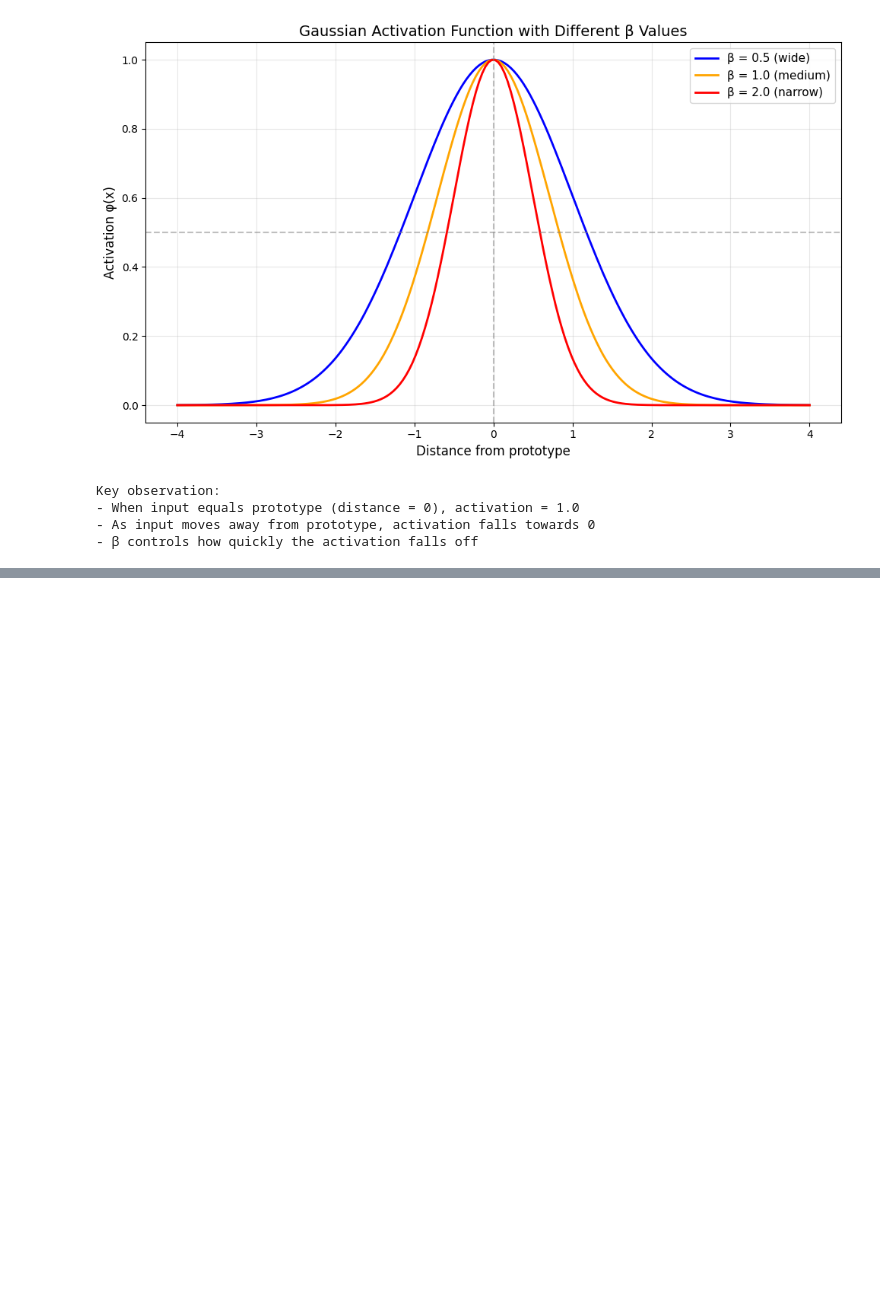
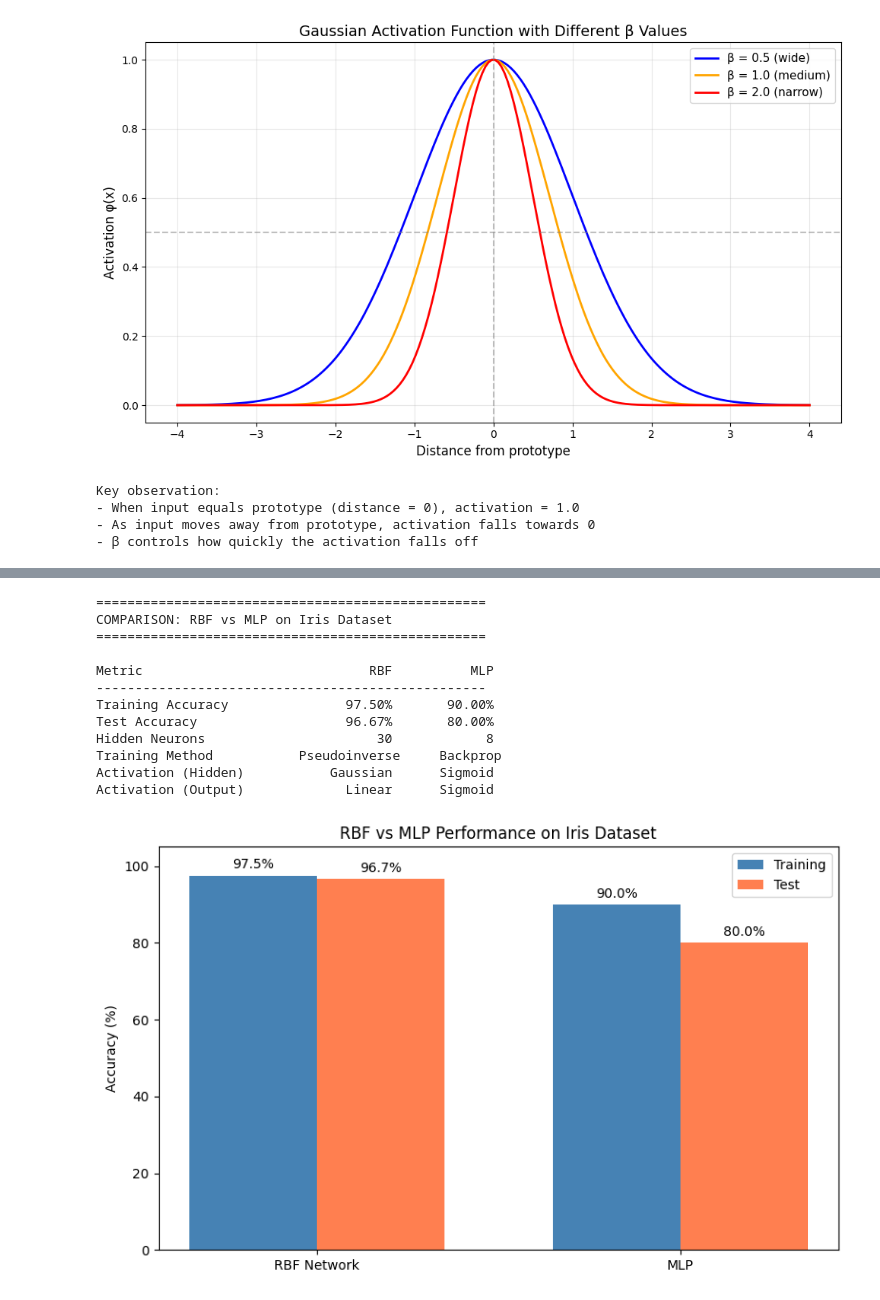
Before and after one commit to KarolisBz/ARTIFICIAL-INTELLIGENCE-LABS, a Jupyter notebook: Lab3/Lab3.ipynb, the cells around one changed output, grey strips where cells are left out. Cells and saved outputs as stored; diff of their text form; code cells hidden in the pictures; blank space fills up the shorter version.

```diff
--- a/Lab3/Lab3.ipynb
+++ b/Lab3/Lab3.ipynb
@@ -81,0 +524,58 @@ Key observation:
+# %%
+# Compare RBF vs MLP
+print("\n" + "=" * 50)
+print("COMPARISON: RBF vs MLP on Iris Dataset")
+print("=" * 50)
+print(f"\n{'Metric':<25} {'RBF':>12} {'MLP':>12}")
+print("-" * 50)
+print(f"{'Training Accuracy':<25} {train_accuracy*100:>11.2f}% {mlp_train_accuracy*100:>11.2f}%")
+print(f"{'Test Accuracy':<25} {test_accuracy*100:>11.2f}% {mlp_test_accuracy*100:>11.2f}%")
+print(f"{'Hidden Neurons':<25} {rbf.n_prototypes:>12} {8:>12}")
+print(f"{'Training Method':<25} {'Pseudoinverse':>12} {'Backprop':>12}")
+print(f"{'Activation (Hidden)':<25} {'Gaussian':>12} {'Sigmoid':>12}")
+print(f"{'Activation (Output)':<25} {'Linear':>12} {'Sigmoid':>12}")
+
+# Plot comparison
+fig, ax = plt.subplots(figsize=(8, 5))
+
+x_pos = np.arange(2)
+width = 0.35
+
+bars1 = ax.bar(x_pos - width/2, [train_accuracy*100, mlp_train_accuracy*100],
+               width, label='Training', color='steelblue')
+bars2 = ax.bar(x_pos + width/2, [test_accuracy*100, mlp_test_accuracy*100],
+               width, label='Test', color='coral')
+
+ax.set_ylabel('Accuracy (%)')
+ax.set_title('RBF vs MLP Performance on Iris Dataset')
+ax.set_xticks(x_pos)
+ax.set_xticklabels(['RBF Network', 'MLP'])
+ax.legend()
+ax.set_ylim(0, 105)
+
+# Add value labels
+for bar in bars1 + bars2:
+    height = bar.get_height()
+    ax.annotate(f'{height:.1f}%',
+                xy=(bar.get_x() + bar.get_width() / 2, height),
+                xytext=(0, 3),
+                textcoords="offset points",
+                ha='center', va='bottom')
+
+plt.tight_layout()
+plt.savefig('rbf_vs_mlp_comparison.png', dpi=150)
+plt.show()
+# %% [output]
+==================================================
+COMPARISON: RBF vs MLP on Iris Dataset
+==================================================
+
+Metric                             RBF          MLP
+--------------------------------------------------
+Training Accuracy               97.50%       90.00%
+Test Accuracy                   96.67%       80.00%
+Hidden Neurons                      30            8
+Training Method           Pseudoinverse     Backprop
+Activation (Hidden)           Gaussian      Sigmoid
+Activation (Output)             Linear      Sigmoid
+[figure, added]
```
Also changed, not shown: parts of 18 cells of this notebook, 6 other files.
